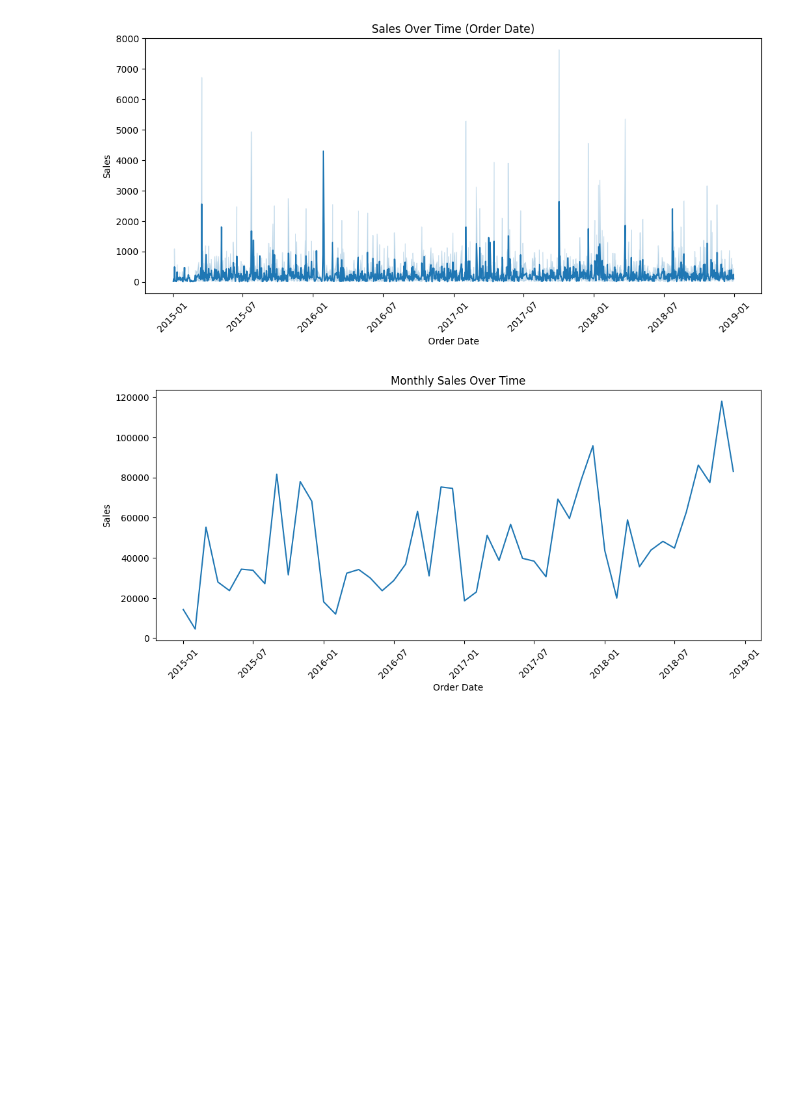
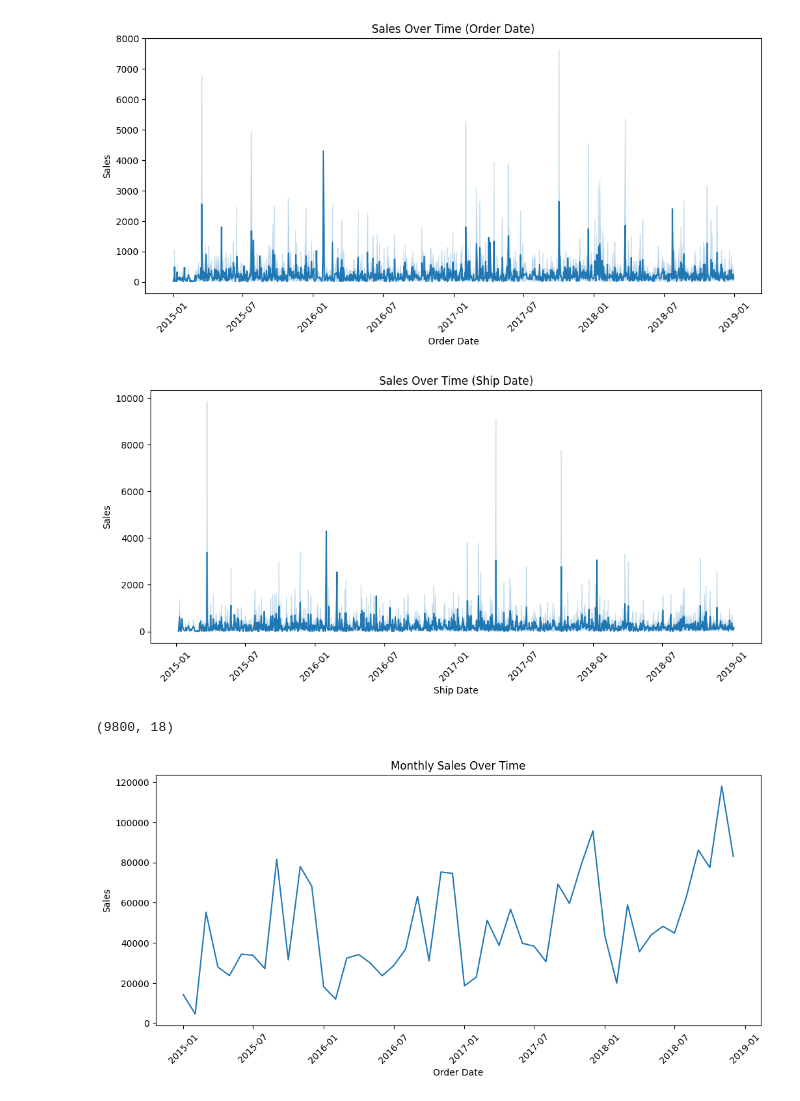
Before and after one commit to abdulahad934/01.-project-one, a Jupyter notebook: train_csv.ipynb, the cells around one changed output. Cells and saved outputs as stored; diff of their text form; code cells hidden in the pictures; blank space fills up the shorter version.

```diff
--- a/train_csv.ipynb
+++ b/train_csv.ipynb
@@ -248,6 +308,20 @@ plt.xticks(rotation=45)
 plt.show()
 # %% [output]
 [figure]
+# %%
+plt.figure(figsize=(12,5))
+sns.lineplot(data=df, x='Ship Date', y='Sales')
+plt.title("Sales Over Time (Ship Date)")
+plt.xlabel("Ship Date")
+plt.ylabel("Sales")
+plt.xticks(rotation=45)
+plt.show()
+# %% [output]
+[figure, added]
+# %%
+df.shape
+# %% [output]
+(9800, 18)
 # %%
 monthly_sales = df.groupby(df['Order Date'].dt.to_period('M'))['Sales'].sum().reset_index()
 monthly_sales['Order Date'] = monthly_sales['Order Date'].dt.to_timestamp()
```
Also changed, not shown: parts of 20 cells of this notebook.
